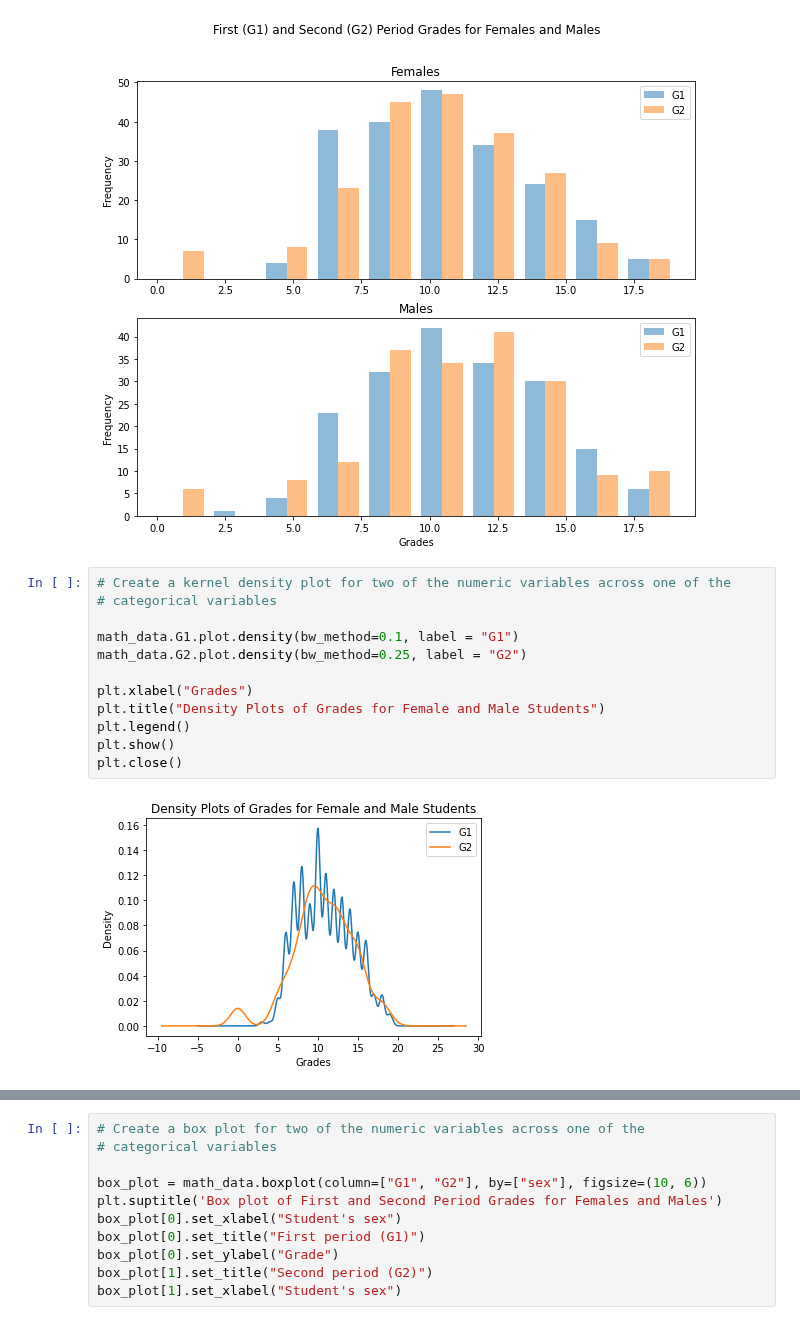
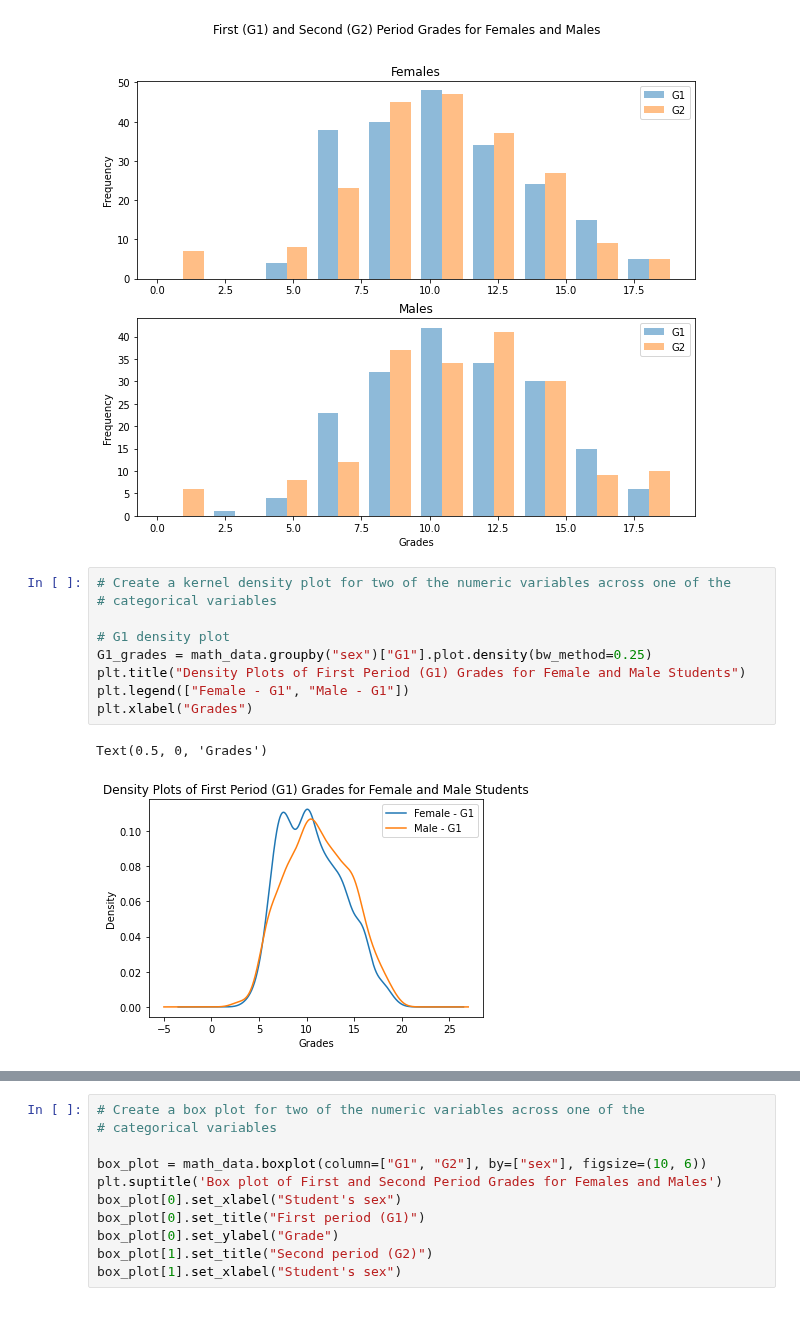
Before and after one commit to scimaksim/Python_graduate_coursework, a Jupyter notebook: HW4/Nikiforov_Assignment_4.ipynb, the cells around one changed output, grey strips where cells are left out. Cells and saved outputs as stored; diff of their text form.

```diff
--- a/HW4/Nikiforov_Assignment_4.ipynb
+++ b/HW4/Nikiforov_Assignment_4.ipynb
@@ -294,14 +268,12 @@ Text(0.5, 0, 'Grades')
 # %%
 # Create a kernel density plot for two of the numeric variables across one of the
 # categorical variables
 
-math_data.G1.plot.density(bw_method=0.1, label = "G1")
-math_data.G2.plot.density(bw_method=0.25, label = "G2")
-
+# G1 density plot
+G1_grades = math_data.groupby("sex")["G1"].plot.density(bw_method=0.25)
+plt.title("Density Plots of First Period (G1) Grades for Female and Male Students")
+plt.legend(["Female - G1", "Male - G1"])
 plt.xlabel("Grades")
-plt.title("Density Plots of Grades for Female and Male Students")
-plt.legend()
-plt.show()
-plt.close()
 # %% [output]
+Text(0.5, 0, 'Grades')
-[figure, old version]
+[figure, new version]
```
Also changed, not shown: parts of 23 cells of this notebook, 7 other files.
